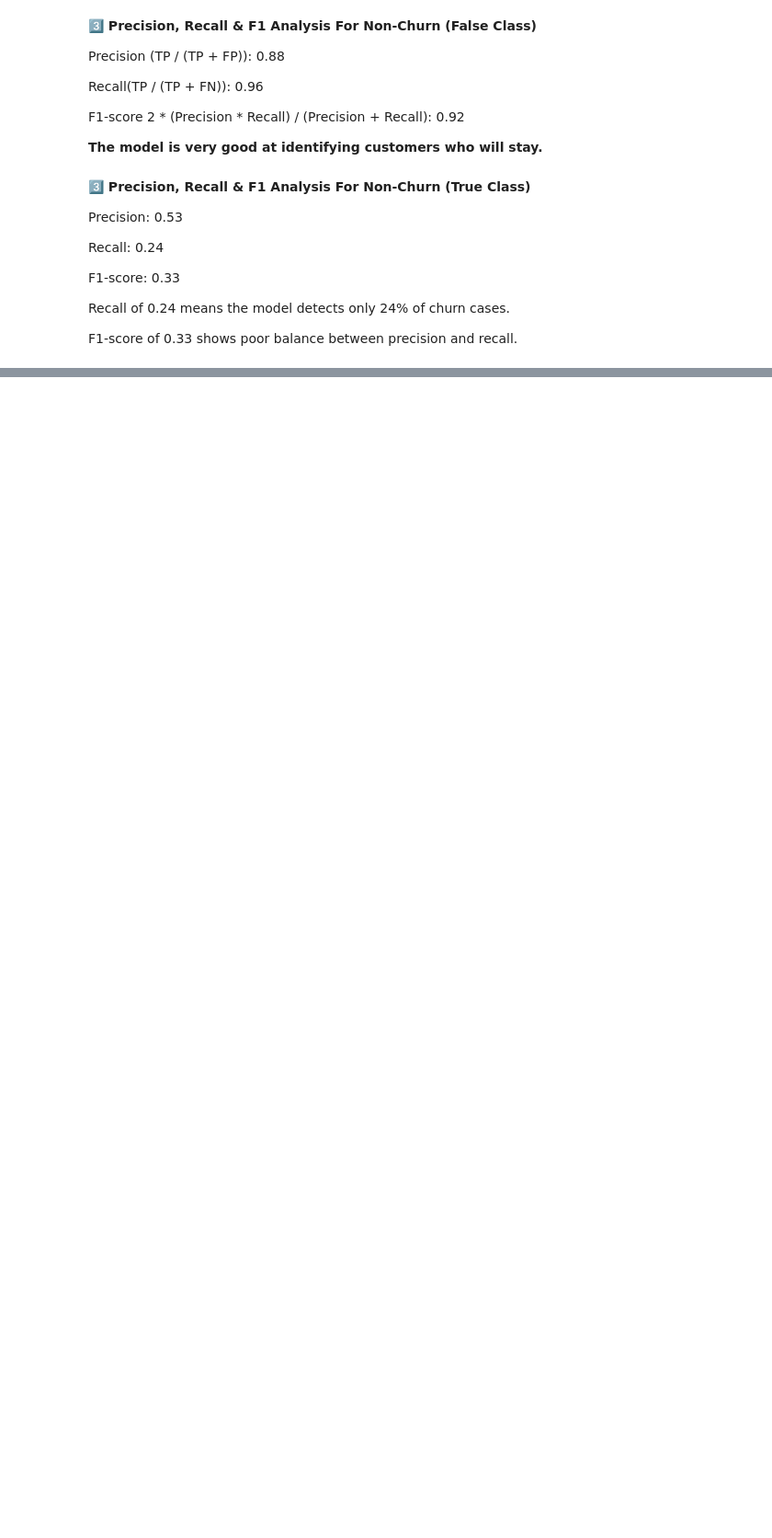
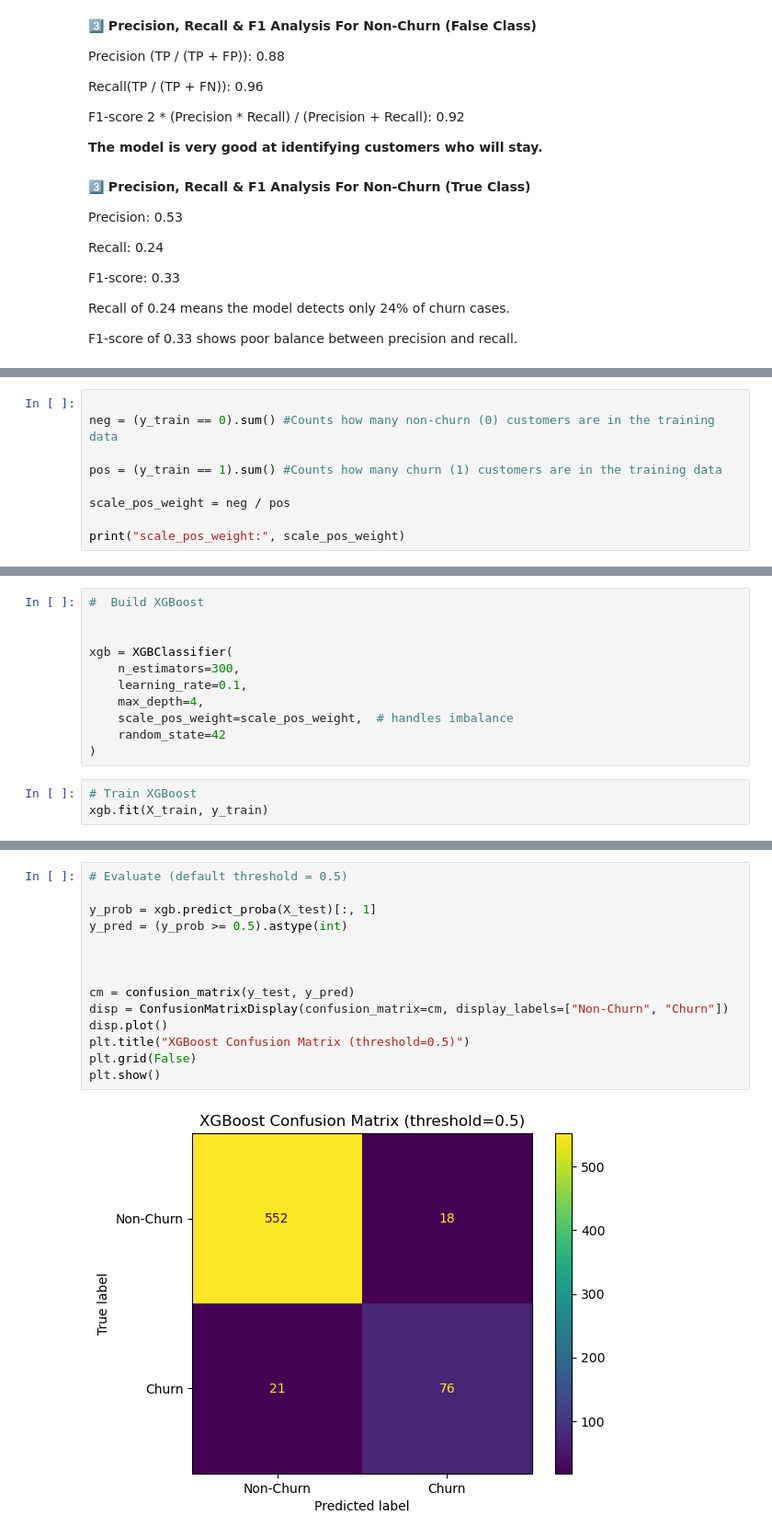
Before and after one commit to isaacrmacharia/Phase3_Project, a Jupyter notebook: Final Project.ipynb, the cells around one changed output, grey strips where cells are left out. Shown at 92% size. Cells and saved outputs as stored; diff of their text form; blank space fills up the shorter version.

Commit message:
Improved churn model with XGBoost tuning

```diff
--- a/Final Project.ipynb
+++ b/Final Project.ipynb
@@ -279,0 +288,9 @@ F1-score of 0.33 shows poor balance between precision and recall.
+# %%
+
+neg = (y_train == 0).sum() #Counts how many non-churn (0) customers are in the training data
+
+pos = (y_train == 1).sum() #Counts how many churn (1) customers are in the training data
+
+scale_pos_weight = neg / pos
+
+print("scale_pos_weight:", scale_pos_weight)
@@ -279,0 +301,14 @@ F1-score of 0.33 shows poor balance between precision and recall.
+# %%
+#  Build XGBoost
+
+
+xgb = XGBClassifier(
+    n_estimators=300,
+    learning_rate=0.1,
+    max_depth=4,
+    scale_pos_weight=scale_pos_weight,  # handles imbalance
+    random_state=42
+)
+# %%
+# Train XGBoost
+xgb.fit(X_train, y_train)
@@ -279,0 +327,16 @@ F1-score of 0.33 shows poor balance between precision and recall.
+# %%
+# Evaluate (default threshold = 0.5)
+
+y_prob = xgb.predict_proba(X_test)[:, 1]
+y_pred = (y_prob >= 0.5).astype(int)
+
+
+
+cm = confusion_matrix(y_test, y_pred)
+disp = ConfusionMatrixDisplay(confusion_matrix=cm, display_labels=["Non-Churn", "Churn"])
+disp.plot()
+plt.title("XGBoost Confusion Matrix (threshold=0.5)")
+plt.grid(False)
+plt.show()
+# %% [output]
+[figure, added]
```
Also changed, not shown: parts of 11 cells of this notebook, 1 other file.
